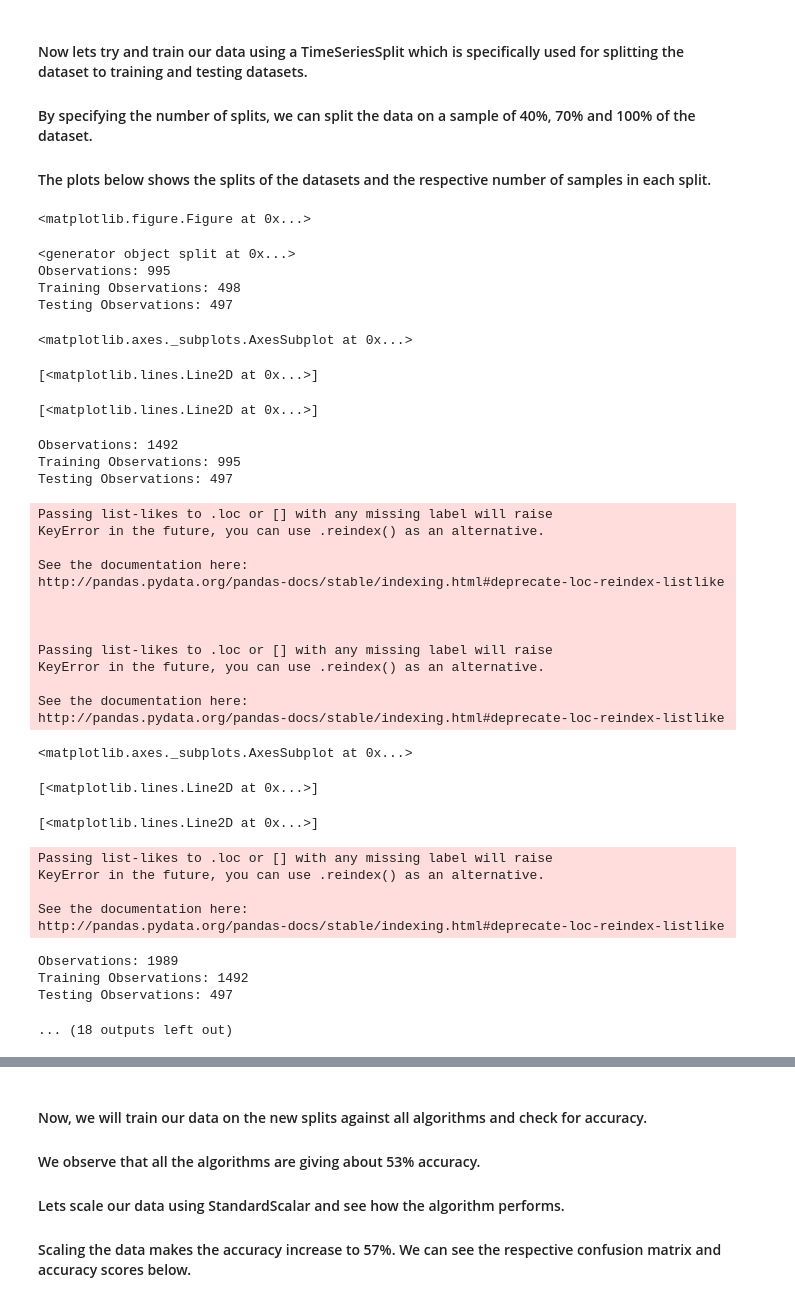
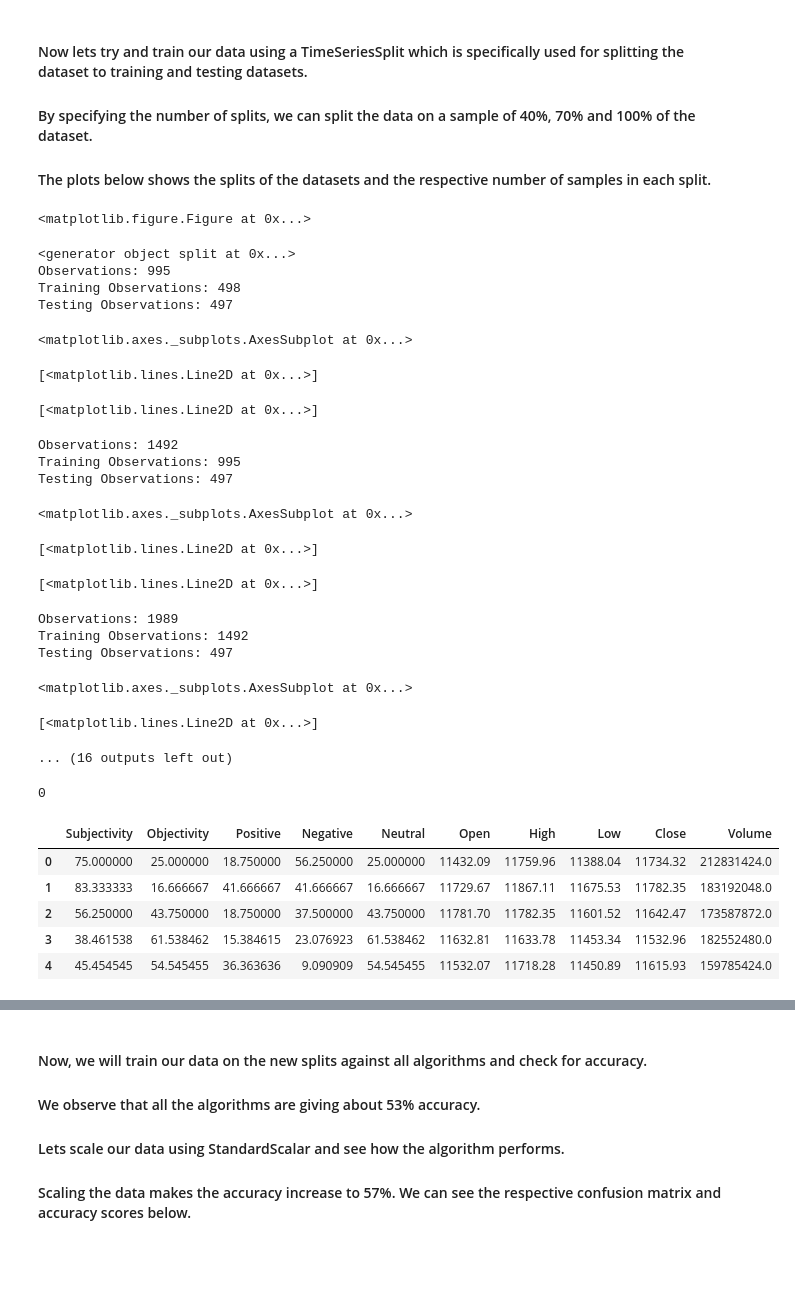
Before and after one commit to usamabaig1/Stock-Price-Prediction-Model, a Jupyter notebook: StockPredictionModelv3_DJI.ipynb, the cells around one changed output, grey strips where cells are left out. Drawn from its saved outputs; the diff is of its cells as text; code cells hidden in the pictures; blank space fills up the shorter version.

```diff
--- a/StockPredictionModelv3_DJI.ipynb
+++ b/StockPredictionModelv3_DJI.ipynb
@@ -1123,13 +1113,17 @@ Text(0.5,1,u'ROC Curve')
 
 #### The plots below shows the splits of the datasets and the respective number of samples in each split.
 # %%
+# edited by baig
+X = merged_dataframe.loc[:,'Subjectivity':'Volume']
+y = merged_dataframe.loc[:,'Label']
+# # edited by baig end
 splits = TimeSeriesSplit(n_splits=3)
 pyplot.figure(1)
 index = 1
 print(splits.split(X))
 for X_train_index, X_test_index in splits.split(X):
-    X1_train = X.loc[X_train_index, :]
-    X1_test = X.loc[X_test_index, :]
+    X1_train = X.iloc[X_train_index, :]
+    X1_test = X.iloc[X_test_index, :]
     print('Observations: %d' % (len(X1_train) + len(X1_test)))
     print('Training Observations: %d' % (len(X1_train)))
     print('Testing Observations: %d' % (len(X1_test)))
@@ -1163,28 +1157,30 @@ Testing Observations: 497
 Observations: 1492
 Training Observations: 995
 Testing Observations: 497
-Passing list-likes to .loc or [] with any missing label will raise
-KeyError in the future, you can use .reindex() as an alternative.
-
-See the documentation here:
-http://pandas.pydata.org/pandas-docs/stable/indexing.html#deprecate-loc-reindex-listlike
-
-
-
-Passing list-likes to .loc or [] with any missing label will raise
-KeyError in the future, you can use .reindex() as an alternative.
-
-See the documentation here:
-http://pandas.pydata.org/pandas-docs/stable/indexing.html#deprecate-loc-reindex-listlike
+<matplotlib.axes._subplots.AxesSubplot at 0x...>
-<matplotlib.axes._subplots.AxesSubplot at 0x...>
+[<matplotlib.lines.Line2D at 0x...>]
 [<matplotlib.lines.Line2D at 0x...>]
-[<matplotlib.lines.Line2D at 0x...>]
+Observations: 1989
+Training Observations: 1492
+Testing Observations: 497
-Passing list-likes to .loc or [] with any missing label will raise
-KeyError in the future, you can use .reindex() as an alternative.
-
-See the documentation here:
-http://pandas.pydata.org/pandas-docs/stable/indexing.html#deprecate-loc-reindex-listlike
+<matplotlib.axes._subplots.AxesSubplot at 0x...>
-Observations: 1989
-Training Observations: 1492
-Testing Observations: 497
+[<matplotlib.lines.Line2D at 0x...>]
-... (18 outputs left out)
+... (16 outputs left out)
+# %%
+# nan_list = ['Subjectivity', 'Objectivity', 'Positive', 'Negative', 'Neutral']
+# for col in nan_list:
+#     merged_dataframe[col] = merged_dataframe[col].fillna(merged_dataframe[col].mean())
+
+y1_train = y1_train.fillna(1.0)
+
+y1_train.isna().sum()
+X1_train.head()
+X1_test.head()
+# %% [output]
+0
+|  | Subjectivity | Objectivity | Positive | Negative | Neutral | Open | High | Low | Close | Volume |
+| 0 | 75.000000 | 25.000000 | 18.750000 | 56.250000 | 25.000000 | 11432.09 | 11759.96 | 11388.04 | 11734.32 | 212831424.0 |
+| 1 | 83.333333 | 16.666667 | 41.666667 | 41.666667 | 16.666667 | 11729.67 | 11867.11 | 11675.53 | 11782.35 | 183192048.0 |
+| 2 | 56.250000 | 43.750000 | 18.750000 | 37.500000 | 43.750000 | 11781.70 | 11782.35 | 11601.52 | 11642.47 | 173587872.0 |
+| 3 | 38.461538 | 61.538462 | 15.384615 | 23.076923 | 61.538462 | 11632.81 | 11633.78 | 11453.34 | 11532.96 | 182552480.0 |
+| 4 | 45.454545 | 54.545455 | 36.363636 | 9.090909 | 54.545455 | 11532.07 | 11718.28 | 11450.89 | 11615.93 | 159785424.0 |
```
Also changed, not shown: parts of 26 cells of this notebook, 1 other file.
